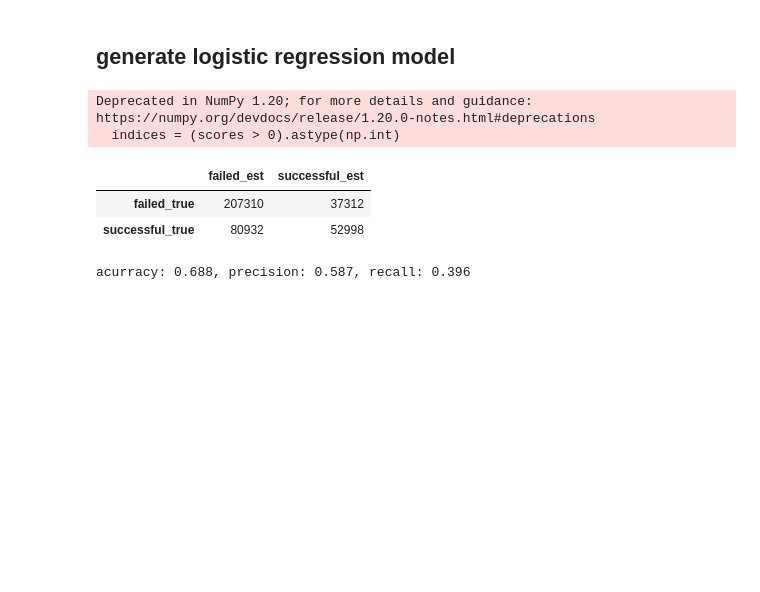
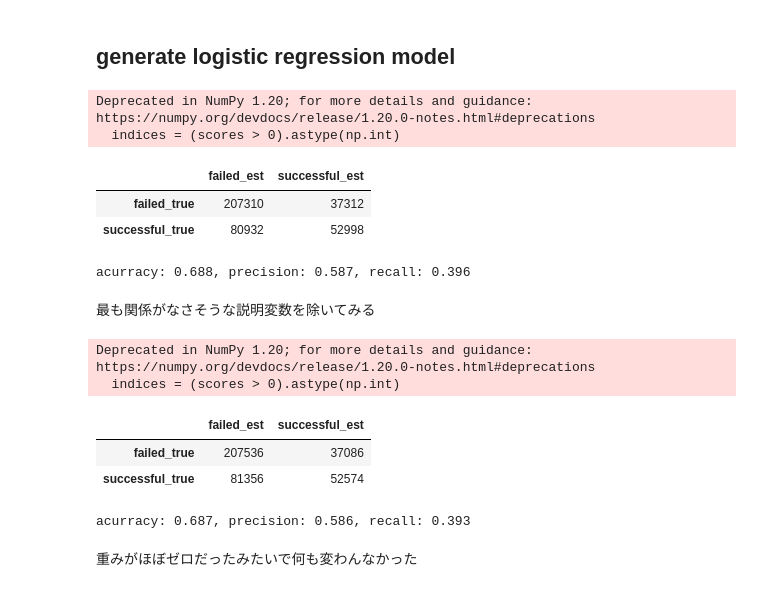
Before and after one commit to masam101376/kickstarter-projects, a Jupyter notebook: practice.ipynb, the cells around one changed output. Cells and saved outputs as stored; diff of their text form; code cells hidden in the pictures; blank space fills up the shorter version.

```diff
--- a/practice.ipynb
+++ b/practice.ipynb
@@ -330,3 +330,47 @@ re = recall_score(y, y_est)
 print(f'acurracy: {ac:.3f}, precision: {pr:.3f}, recall: {re:.3f}')
 # %% [output]
 acurracy: 0.688, precision: 0.587, recall: 0.396
+# %% [markdown]
+最も関係がなさそうな説明変数を除いてみる
+# %%
+# process learning data
+y = pd.get_dummies(df['state'])['successful'].values
+
+quan_columns = ['deadline', 'launched', 'launched_time', 'usd_goal_real']
+# X1 = df[quan_columns]
+X1 = df[quan_columns].drop('launched_time', axis=1)
+X2 = df.drop(quan_columns, axis=1).drop('state', axis=1)
+
+scaler.fit(X1)
+X1_scaled = scaler.transform(X1)
+
+X2_dummy = pd.get_dummies(X2).values
+
+X = np.concatenate([X1_scaled, X2_dummy], axis=1)
+
+clf.fit(X, y)
+y_est = clf.predict(X)
+# %% [output]
+Deprecated in NumPy 1.20; for more details and guidance: https://numpy.org/devdocs/release/1.20.0-notes.html#deprecations
+  indices = (scores > 0).astype(np.int)
+# %%
+confmat = pd.DataFrame(confusion_matrix(y, y_est)).rename(columns={0: 'failed_est', 1: 'successful_est'},
+                                                          index={0: 'failed_true', 1: 'successful_true'})
+confmat
+# %% [output]
+|  | failed_est | successful_est |
+| failed_true | 207536 | 37086 |
+| successful_true | 81356 | 52574 |
+# %%
+from sklearn.metrics import precision_score, recall_score
+
+
+ac = accuracy_score(y, y_est)
+pr = precision_score(y, y_est)
+re = recall_score(y, y_est)
+
+print(f'acurracy: {ac:.3f}, precision: {pr:.3f}, recall: {re:.3f}')
+# %% [output]
+acurracy: 0.687, precision: 0.586, recall: 0.393
+# %% [markdown]
+重みがほぼゼロだったみたいで何も変わんなかった
```
